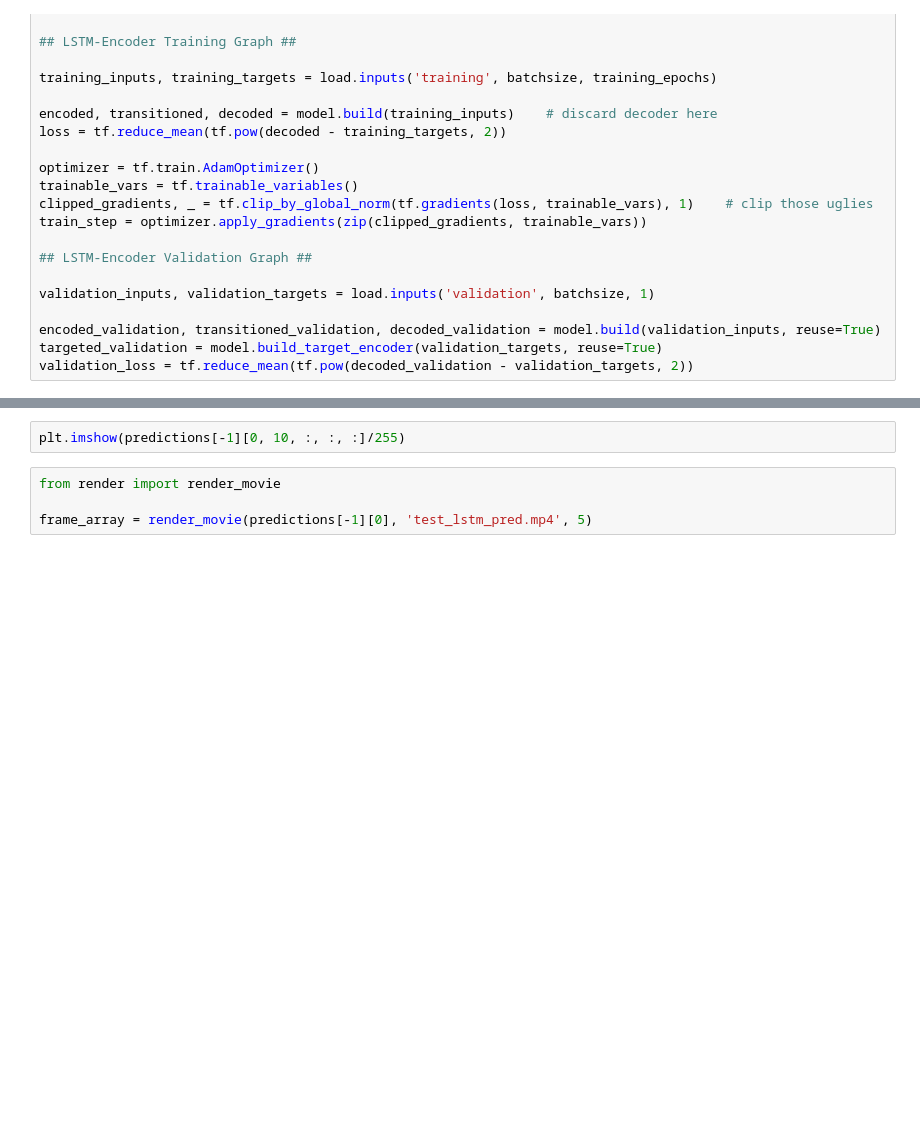
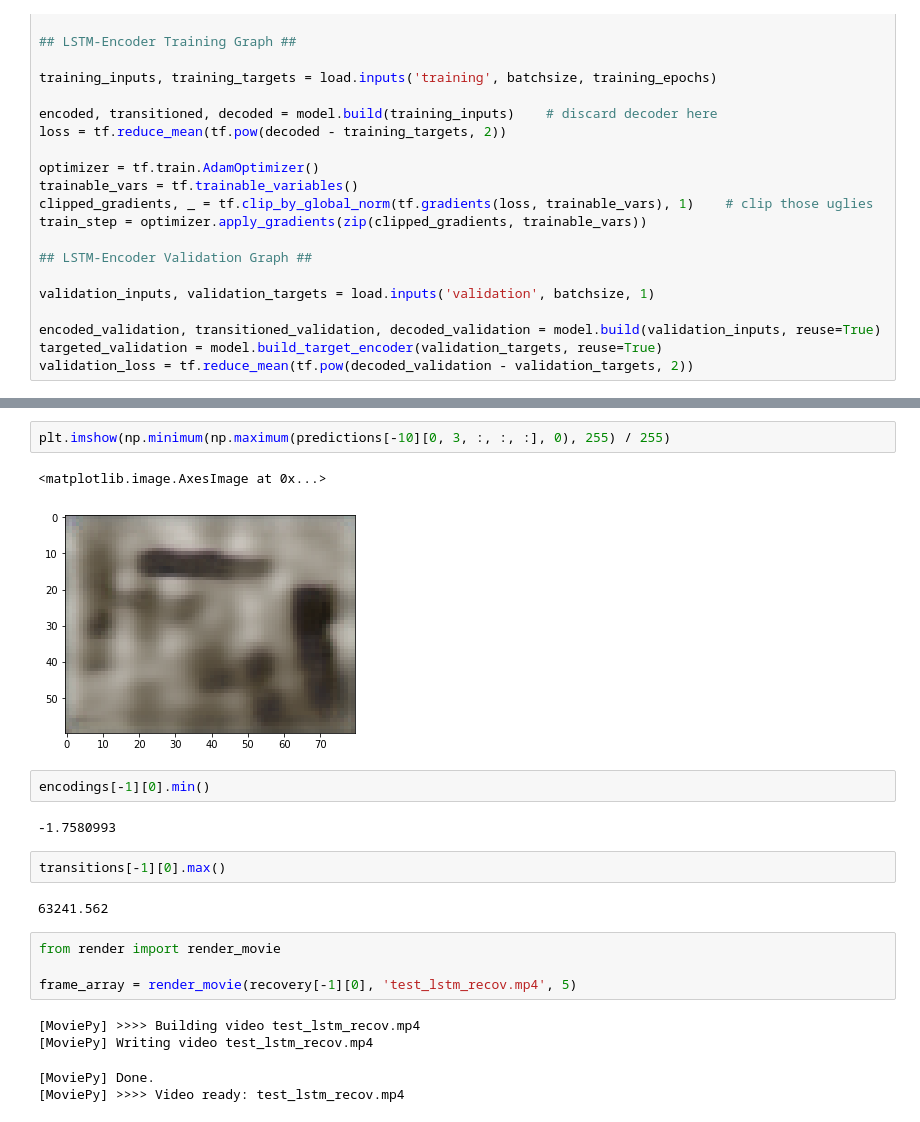
Before and after one commit to galbiati/video-representations, a Jupyter notebook: Prototype-RNN.ipynb, the cells around one changed output, grey strips where cells are left out. Saved outputs shown, nothing was run; the diff lists cells and outputs as text; blank space fills up the shorter version.

```diff
--- a/Prototype-RNN.ipynb
+++ b/Prototype-RNN.ipynb
@@ -148,6 +151,22 @@ plt.setp(axes, ylim=[0, 10000])
 # %%
-plt.imshow(predictions[-1][0, 10, :, :, :]/255)
+plt.imshow(np.minimum(np.maximum(predictions[-10][0, 3, :, :, :], 0), 255) / 255)
+# %% [output]
+<matplotlib.image.AxesImage at 0x...>
+[figure, added]
+# %%
+encodings[-1][0].min()
+# %% [output]
+-1.7580993
+# %%
+transitions[-1][0].max()
+# %% [output]
+63241.562
 # %%
 from render import render_movie
 
-frame_array = render_movie(predictions[-1][0], 'test_lstm_pred.mp4', 5)
+frame_array = render_movie(recovery[-1][0], 'test_lstm_recov.mp4', 5)
+# %% [output]
+[MoviePy] >>>> Building video test_lstm_recov.mp4
+[MoviePy] Writing video test_lstm_recov.mp4
+[MoviePy] Done.
+[MoviePy] >>>> Video ready: test_lstm_recov.mp4
```
Also changed, not shown: parts of 2 cells of this notebook, 3 other files.
